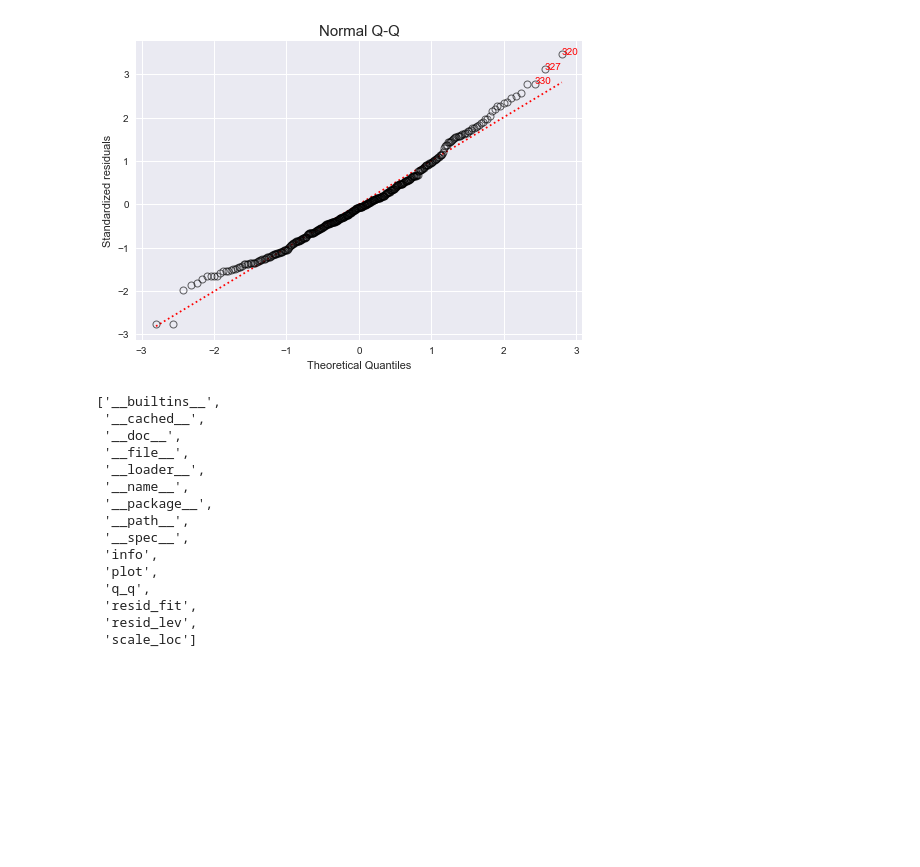
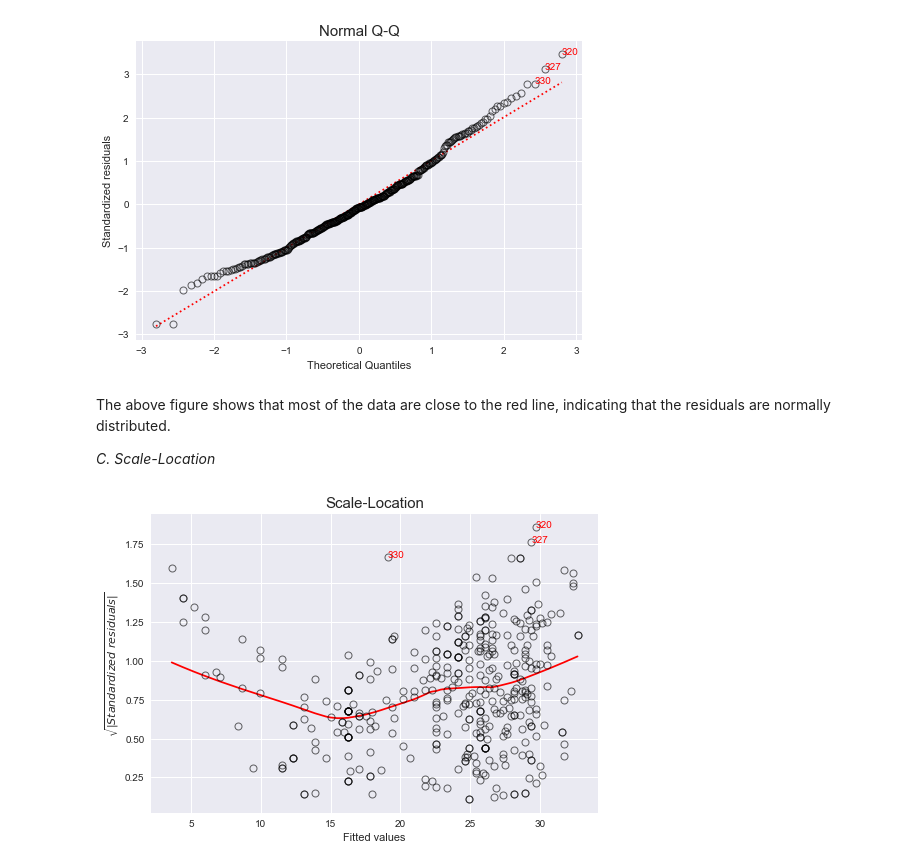
Before and after one commit to chenyulue/ISLP, a Jupyter notebook: Ch03-Linear_Regression_Exercises.ipynb, the cells around one changed output. Saved outputs shown, nothing was run; the diff lists cells and outputs as text; code cells hidden in the pictures; blank space fills up the shorter version.

```diff
--- a/Ch03-Linear_Regression_Exercises.ipynb
+++ b/Ch03-Linear_Regression_Exercises.ipynb
@@ -320,21 +322,11 @@ import lmdiag
 lmdiag.q_q(lm_fit);
 # %% [output]
 [figure]
-# %%
-dir(lmdiag)
-# %% [output]
-['__builtins__',
- '__cached__',
- '__doc__',
- '__file__',
- '__loader__',
- '__name__',
- '__package__',
- '__path__',
- '__spec__',
- 'info',
- 'plot',
- 'q_q',
- 'resid_fit',
- 'resid_lev',
- 'scale_loc']
+# %% [markdown]
+The above figure shows that most of the data are close to the red line, indicating that the residuals are normally distributed.
+
+*C. Scale-Location*
+# %%
+lmdiag.scale_loc(lm_fit);
+# %% [output]
+[figure, added]
```
Also changed, not shown: parts of 14 cells of this notebook.
